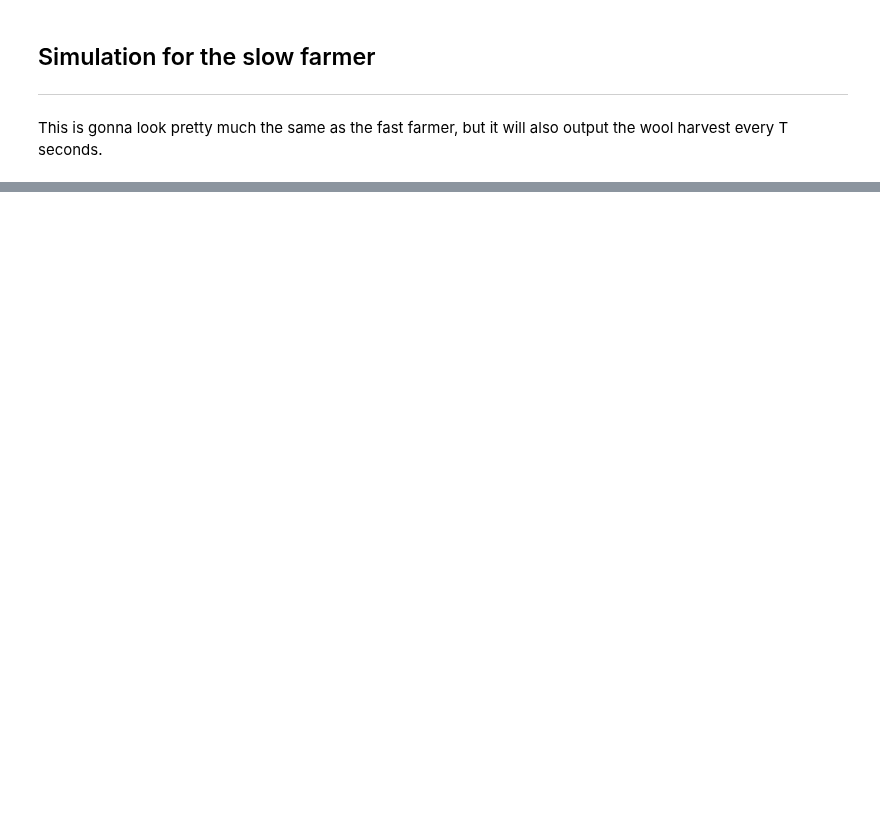
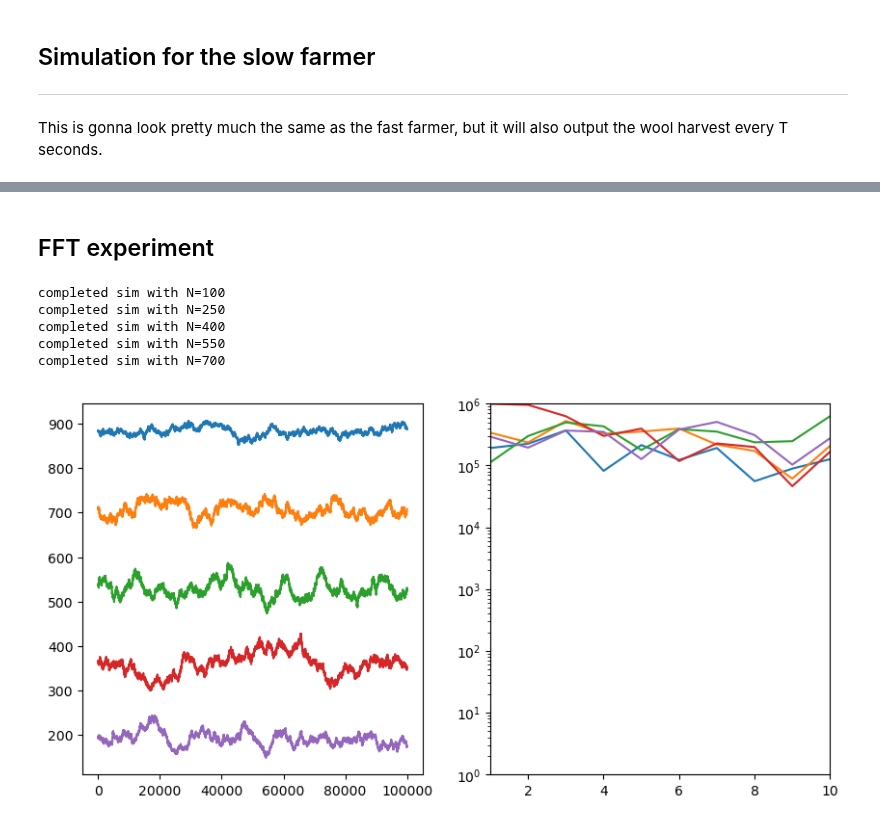
Before and after one commit to ELFREELAND/minecraft_sheep, a Jupyter notebook: monte_carlo_sim.ipynb, the cells around one changed output, grey strips where cells are left out. Saved outputs shown, nothing was run; the diff lists cells and outputs as text; code cells hidden in the pictures; blank space fills up the shorter version.

```diff
--- a/monte_carlo_sim.ipynb
+++ b/monte_carlo_sim.ipynb
@@ -117,0 +137,42 @@ plt.show()
+# %% [markdown]
+## FFT experiment
+# %%
+#FFT experiment
+res100 = monteCarloFF(100, 100000)
+res250 = monteCarloFF(250, 100000)
+res400 = monteCarloFF(400, 100000)
+res550 = monteCarloFF(550, 100000)
+res700 = monteCarloFF(700, 100000)
+
+res100_ft = sp.fft.fft(res100[1])
+res250_ft = sp.fft.fft(res250[1])
+res400_ft = sp.fft.fft(res400[1])
+res550_ft = sp.fft.fft(res550[1])
+res700_ft = sp.fft.fft(res700[1])
+# %% [output]
+completed sim with N=100
+completed sim with N=250
+completed sim with N=400
+completed sim with N=550
+completed sim with N=700
+# %%
+f, axs = plt.subplots(ncols=2, figsize=(10,5))
+
+axs[0].plot(res100[1])
+axs[0].plot(res250[1])
+axs[0].plot(res400[1])
+axs[0].plot(res550[1])
+axs[0].plot(res700[1])
+
+axs[1].semilogy(np.abs(res100_ft))
+axs[1].semilogy(np.abs(res250_ft))
+axs[1].semilogy(np.abs(res400_ft))
+axs[1].semilogy(np.abs(res550_ft))
+axs[1].semilogy(np.abs(res700_ft))
+
+axs[1].axis([1, 10, 1, 1000000])
+#axs[2].plot(np.angle(res_grass_fourier))
+
+plt.show()
+# %% [output]
+[figure, added]
```
Also changed, not shown: parts of 5 cells of this notebook, 8 other files.
